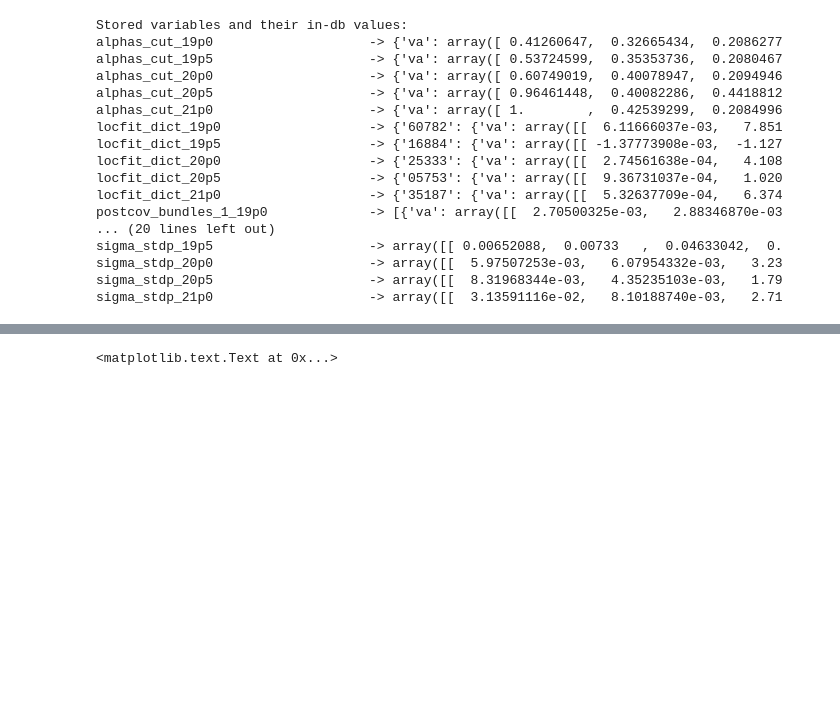
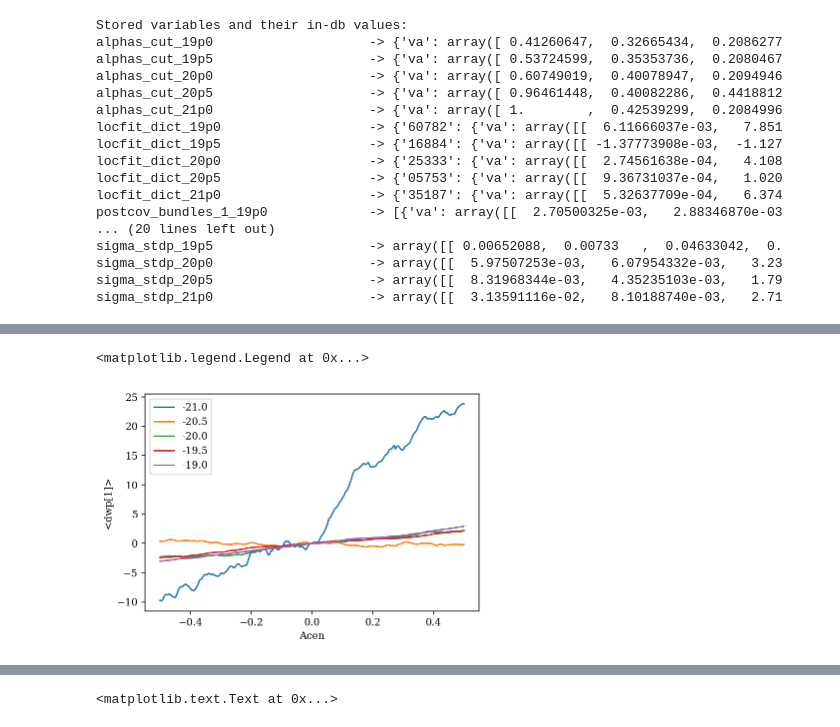
Before and after one commit to KuanWang-Astro/Fisher-paper-version, a Jupyter notebook: Plot_df-dp.ipynb, the cells around one changed output, grey strips where cells are left out. Drawn from its saved outputs; the diff is of its cells as text; code cells hidden in the pictures; blank space fills up the shorter version.

```diff
--- a/Plot_df-dp.ipynb
+++ b/Plot_df-dp.ipynb
@@ -129,0 +164,24 @@ def plot_dfdp(locfitdict,key,i,color,label):
+# %%
+def average_f_p(threshold,i,j,pi_range):
+    pertfunc_dict,pertparam_dict = load_pert(threshold)
+    mean_f = []
+    for seed in seed_list[threshold]:
+        x = pertparam_dict[seed][200*i:200*i+200,i]
+        y = pertfunc_dict[seed][200*i:200*i+200,j]
+        f = interp1d(x, y)
+        mean_f.append(f(pi_range))
+    mean_f = mean_of_list(mean_f)
+    #median_f = np.median(np.array(mean_f),axis=0)
+    return mean_f
+# %%
+plt.plot(np.linspace(-0.5,0.5,201),average_f_p('-21.0',5,1,np.linspace(-0.5,0.5,201))-average_f_p('-21.0',5,1,0),label='-21.0')
+plt.plot(np.linspace(-0.5,0.5,201),average_f_p('-20.5',5,1,np.linspace(-0.5,0.5,201))-average_f_p('-20.5',5,1,0),label='-20.5')
+plt.plot(np.linspace(-0.5,0.5,201),average_f_p('-20.0',5,1,np.linspace(-0.5,0.5,201))-average_f_p('-20.0',5,1,0),label='-20.0')
+plt.plot(np.linspace(-0.5,0.5,201),average_f_p('-19.5',5,1,np.linspace(-0.5,0.5,201))-average_f_p('-19.5',5,1,0),label='-19.5')
+plt.plot(np.linspace(-0.5,0.5,201),average_f_p('-19.0',5,1,np.linspace(-0.5,0.5,201))-average_f_p('-19.0',5,1,0),label='-19.0')
+plt.xlabel('Acen')
+plt.ylabel('<dwp[1]>')
+plt.legend()
+# %% [output]
+<matplotlib.legend.Legend at 0x...>
+[figure, added]
```
Also changed, not shown: parts of 16 cells of this notebook, 2 other files.
